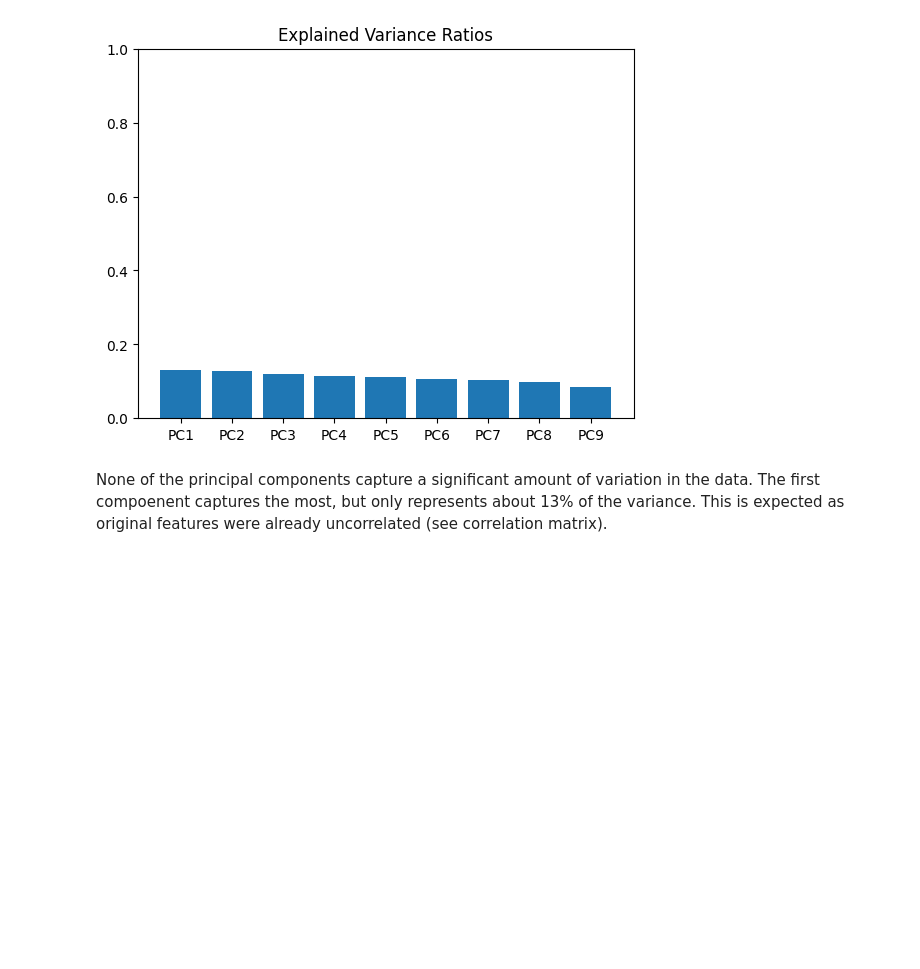
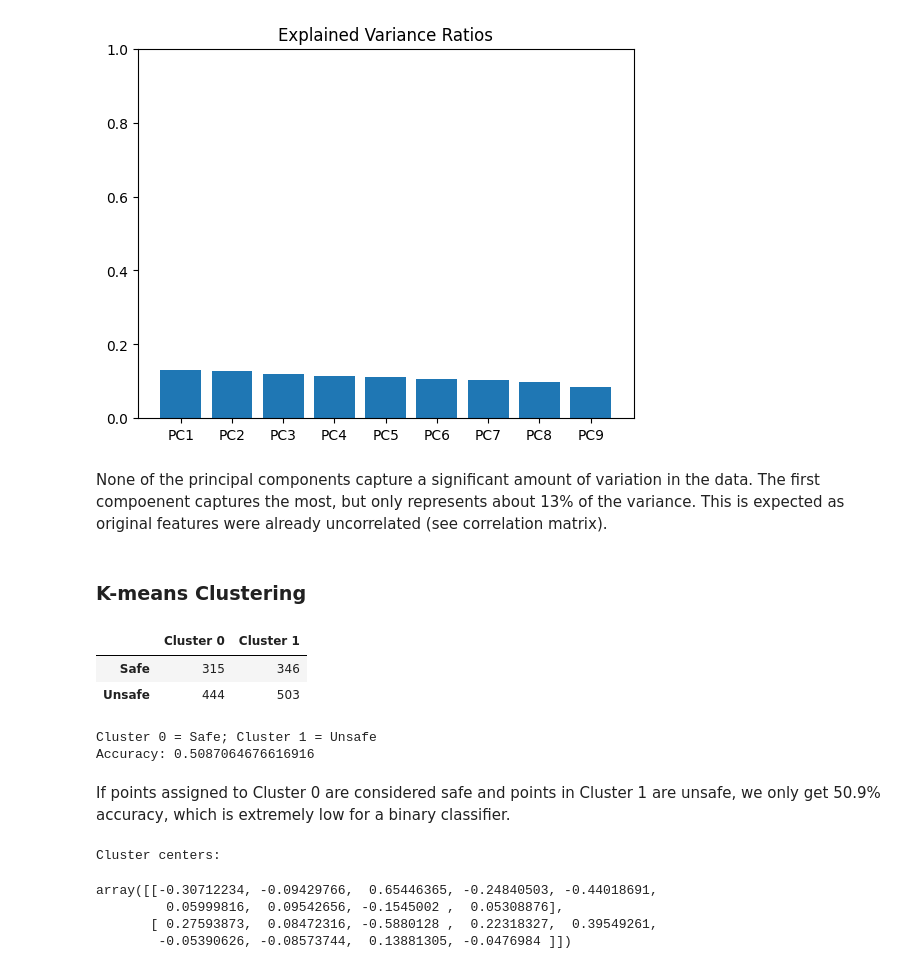
Before and after one commit to Nielam-Dass/Water-Potability-Analysis, a Jupyter notebook: Water_Potability_Data_Analysis.ipynb, the cells around one changed output. Saved outputs shown, nothing was run; the diff lists cells and outputs as text; code cells hidden in the pictures; blank space fills up the shorter version.

Commit message:
Added K-means clustering

```diff
--- a/Water_Potability_Data_Analysis.ipynb
+++ b/Water_Potability_Data_Analysis.ipynb
@@ -249,3 +249,43 @@ plt.show()
 [figure]
 # %% [markdown]
 None of the principal components capture a significant amount of variation in the data. The first compoenent captures the most, but only represents about 13% of the variance. This is expected as original features were already uncorrelated (see correlation matrix).
+# %% [markdown]
+### K-means Clustering
+# %%
+# Attempt to divide data into two clusters, which might separate the safe from unsafe samples
+from sklearn.cluster import KMeans
+
+kmeans = KMeans(n_clusters=2, n_init=10, random_state=1)
+cluster_labels = kmeans.fit_predict(X_train_scaled)
+
+from sklearn.metrics import confusion_matrix
+cm = confusion_matrix(y_train, cluster_labels)
+cm_df = pd.DataFrame(cm, columns=['Cluster 0', 'Cluster 1'], index=['Safe', 'Unsafe'])
+cm_df
+# %% [output]
+|  | Cluster 0 | Cluster 1 |
+| Safe | 315 | 346 |
+| Unsafe | 444 | 503 |
+# %%
+acc1 = (cm[0][0] + cm[1][1]) / train_n
+acc2 = (cm[1][0] + cm[0][1]) / train_n
+if acc1 > acc2:
+    print('Cluster 0 = Safe; Cluster 1 = Unsafe')
+    print(f'Accuracy: {acc1}')
+else:
+    print('Cluster 11 = Safe; Cluster 0 = Unsafe')
+    print(f'Accuracy: {acc2}')
+# %% [output]
+Cluster 0 = Safe; Cluster 1 = Unsafe
+Accuracy: 0.5087064676616916
+# %% [markdown]
+If points assigned to Cluster 0 are considered safe and points in Cluster 1 are unsafe, we only get 50.9% accuracy, which is extremely low for a binary classifier.
+# %%
+print('Cluster centers:')
+kmeans.cluster_centers_
+# %% [output]
+Cluster centers:
+array([[-0.30712234, -0.09429766,  0.65446365, -0.24840503, -0.44018691,
+         0.05999816,  0.09542656, -0.1545002 ,  0.05308876],
+       [ 0.27593873,  0.08472316, -0.5880128 ,  0.22318327,  0.39549261,
+        -0.05390626, -0.08573744,  0.13881305, -0.0476984 ]])
```
Also changed, not shown: parts of 2 cells of this notebook.
